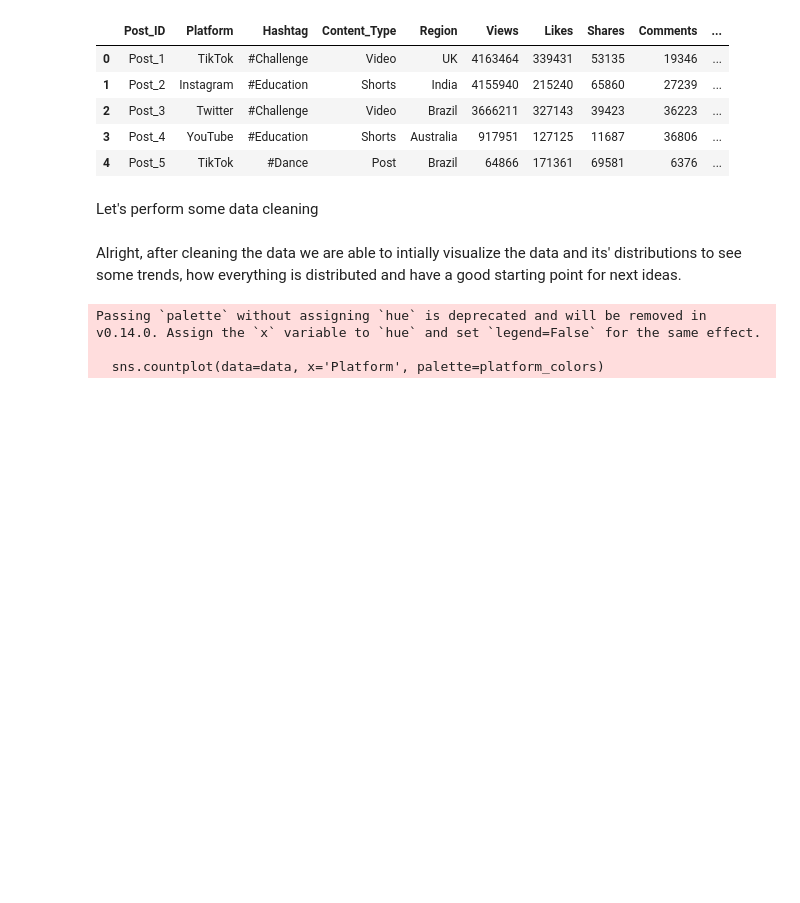
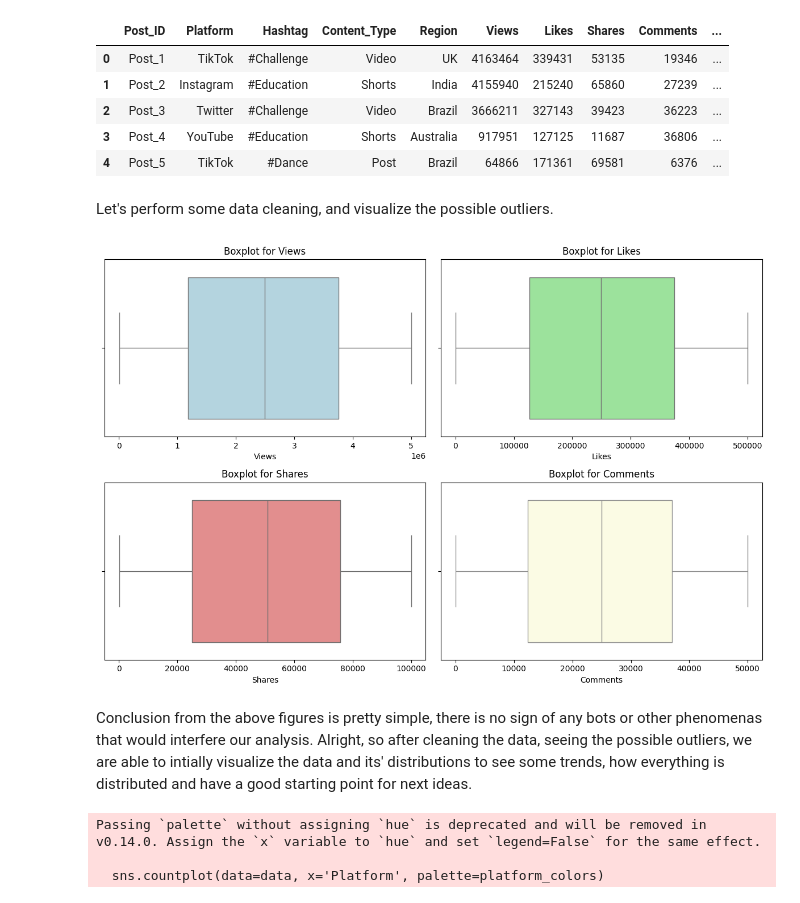
Before and after one commit to kizerek321/dataMiningProject, a Jupyter notebook: notebook.ipynb, the cells around one changed output. Saved outputs shown, nothing was run; the diff lists cells and outputs as text; code cells hidden in the pictures; blank space fills up the shorter version.

Commit message:
description of attributes, markdown update, outliers, correlations

```diff
--- a/notebook.ipynb
+++ b/notebook.ipynb
@@ -35,12 +116,42 @@ data.head()
 | 3 | Post_4 | YouTube | #Education | Shorts | Australia | 917951 | 127125 | 11687 | 36806 | ... |
 | 4 | Post_5 | TikTok | #Dance | Post | Brazil | 64866 | 171361 | 69581 | 6376 | ... |
 # %% [markdown]
-Let's perform some data cleaning
+Let's perform some data cleaning, and visualize the possible outliers.
 # %%
+import matplotlib.pyplot as plt
+import seaborn as sns
 # N/As dropping
 data.dropna(axis=1, how='all', inplace=True)
 data.dropna(axis=0, how='any', inplace=True)
 data.columns = data.columns.str.strip()
+
+# Boxplot dla 'Views', 'Likes', 'Shares' i 'Comments'
+plt.figure(figsize=(12, 8))
+
+# Views
+plt.subplot(2, 2, 1)
+sns.boxplot(x=data['Views'], color='lightblue')
+plt.title('Boxplot for Views')
+
+# Likes
+plt.subplot(2, 2, 2)
+sns.boxplot(x=data['Likes'], color='lightgreen')
+plt.title('Boxplot for Likes')
+
+# Shares
+plt.subplot(2, 2, 3)
+sns.boxplot(x=data['Shares'], color='lightcoral')
+plt.title('Boxplot for Shares')
+
+# Comments
+plt.subplot(2, 2, 4)
+sns.boxplot(x=data['Comments'], color='lightyellow')
+plt.title('Boxplot for Comments')
+
+plt.tight_layout()
+plt.show()
+# %% [output]
+[figure, added]
 # %% [markdown]
-Alright, after cleaning the data we are able to intially visualize the data and its' distributions to see some trends, how everything is distributed and have a good starting point for next ideas.
+Conclusion from the above figures is pretty simple, there is no sign of any bots or other phenomenas that would interfere our analysis. Alright, so after cleaning the data, seeing the possible outliers, we are able to intially visualize the data and its' distributions to see some trends, how everything is distributed and have a good starting point for next ideas.
 # %%
```
Also changed, not shown: parts of 9 cells of this notebook.
